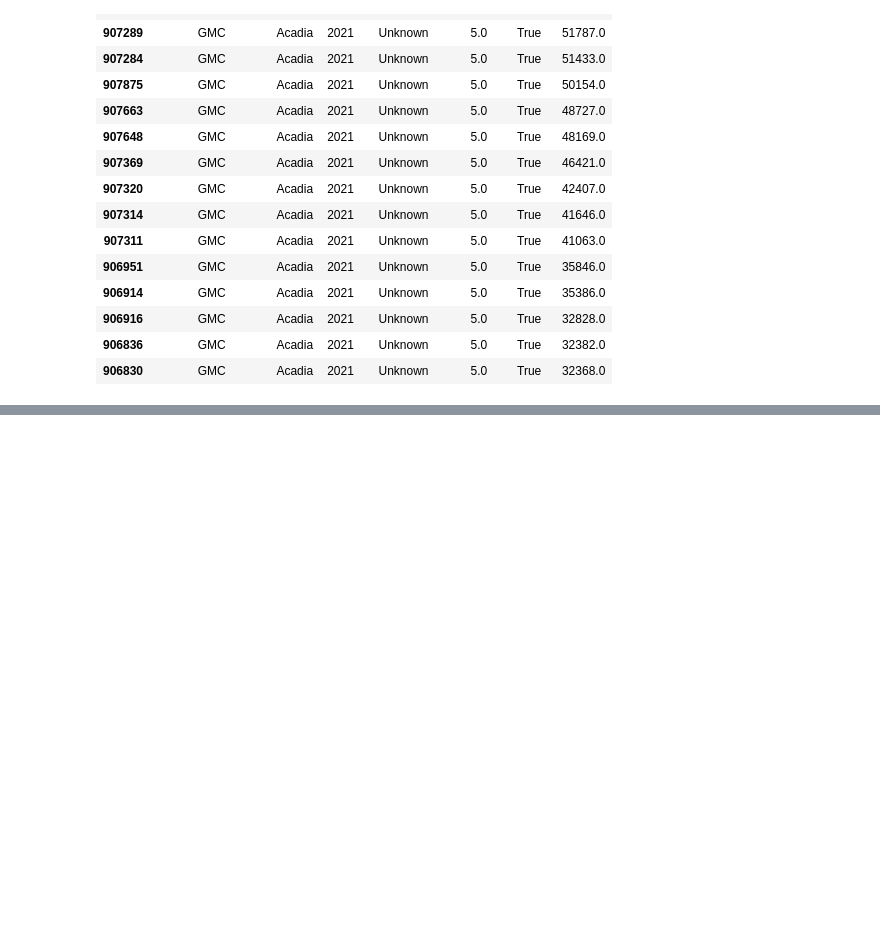
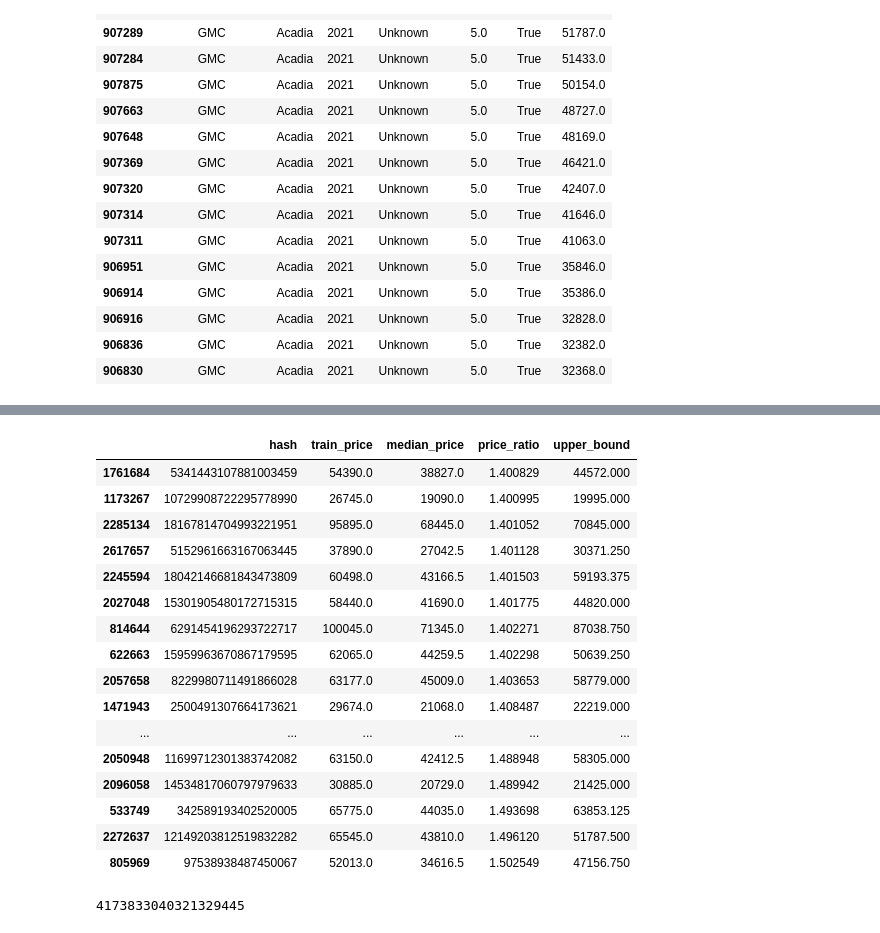
Before and after one commit to CaseyKiiza2026/vehicle-valuation-platform, a Jupyter notebook: notebooks/other_model.ipynb, the cells around one changed output, grey strips where cells are left out. Cells and saved outputs as stored; diff of their text form; code cells hidden in the pictures; blank space fills up the shorter version.

```diff
--- a/notebooks/other_model.ipynb
+++ b/notebooks/other_model.ipynb
@@ -766,0 +794,26 @@ plt.show()
+# %%
+boundary = iqr_suspicious[
+    iqr_suspicious["price_ratio"].between(1.4, 1.7)
+].sort_values("price_ratio")
+
+boundary[
+    ["hash", "train_price", "median_price", "price_ratio", "upper_bound"]
+].head(50)
+# %% [output]
+|  | hash | train_price | median_price | price_ratio | upper_bound |
+| 1761684 | 5341443107881003459 | 54390.0 | 38827.0 | 1.400829 | 44572.000 |
+| 1173267 | 10729908722295778990 | 26745.0 | 19090.0 | 1.400995 | 19995.000 |
+| 2285134 | 18167814704993221951 | 95895.0 | 68445.0 | 1.401052 | 70845.000 |
+| 2617657 | 5152961663167063445 | 37890.0 | 27042.5 | 1.401128 | 30371.250 |
+| 2245594 | 18042146681843473809 | 60498.0 | 43166.5 | 1.401503 | 59193.375 |
+| 2027048 | 15301905480172715315 | 58440.0 | 41690.0 | 1.401775 | 44820.000 |
+| 814644 | 6291454196293722717 | 100045.0 | 71345.0 | 1.402271 | 87038.750 |
+| 622663 | 15959963670867179595 | 62065.0 | 44259.5 | 1.402298 | 50639.250 |
+| 2057658 | 8229980711491866028 | 63177.0 | 45009.0 | 1.403653 | 58779.000 |
+| 1471943 | 2500491307664173621 | 29674.0 | 21068.0 | 1.408487 | 22219.000 |
+| ... | ... | ... | ... | ... | ... |
+| 2050948 | 11699712301383742082 | 63150.0 | 42412.5 | 1.488948 | 58305.000 |
+| 2096058 | 14534817060797979633 | 30885.0 | 20729.0 | 1.489942 | 21425.000 |
+| 533749 | 342589193402520005 | 65775.0 | 44035.0 | 1.493698 | 63853.125 |
+| 2272637 | 12149203812519832282 | 65545.0 | 43810.0 | 1.496120 | 51787.500 |
+| 805969 | 97538938487450067 | 52013.0 | 34616.5 | 1.502549 | 47156.750 |
@@ -766,0 +822,4 @@ plt.show()
+# %%
+suspicious_hash
+# %% [output]
+4173833040321329445
```
Also changed, not shown: parts of 6 cells of this notebook.
